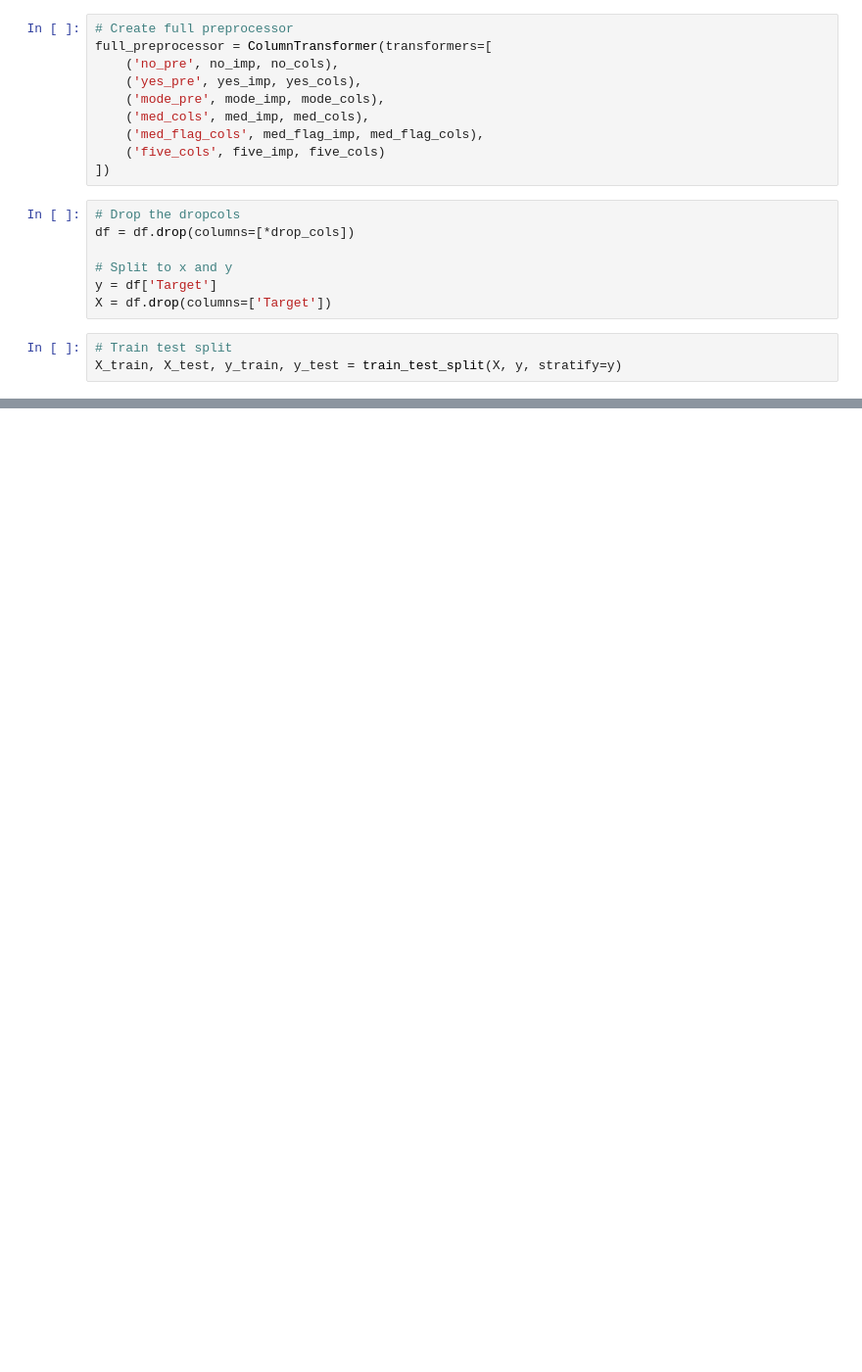
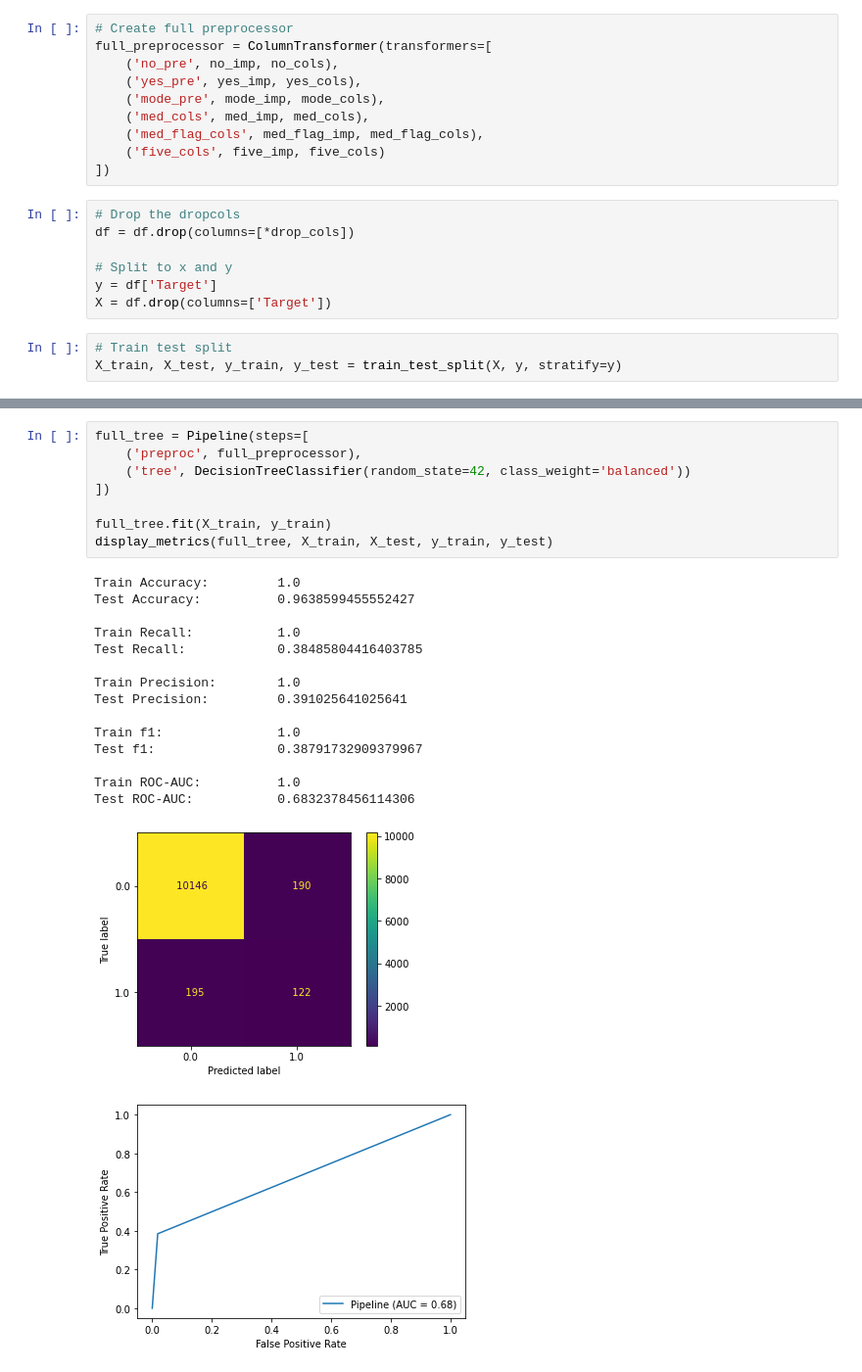
Before and after one commit to pjlannoo/ASD-Factors-ML, a Jupyter notebook: ASDClassification.ipynb, the cells around one changed output, grey strips where cells are left out. Shown at 98% size. Drawn from its saved outputs; the diff is of its cells as text; blank space fills up the shorter version.

```diff
--- a/ASDClassification.ipynb
+++ b/ASDClassification.ipynb
@@ -277,0 +373,25 @@ X_train_u, y_train_u = under_sampler.fit_resample(X_train, y_train)
+# %%
+full_tree = Pipeline(steps=[
+    ('preproc', full_preprocessor),
+    ('tree', DecisionTreeClassifier(random_state=42, class_weight='balanced'))
+])
+
+full_tree.fit(X_train, y_train)
+display_metrics(full_tree, X_train, X_test, y_train, y_test)
+# %% [output]
+Train Accuracy:         1.0
+Test Accuracy:          0.9638599455552427
+
+Train Recall:           1.0
+Test Recall:            0.38485804416403785
+
+Train Precision:        1.0
+Test Precision:         0.391025641025641
+
+Train f1:               1.0
+Test f1:                0.38791732909379967
+
+Train ROC-AUC:          1.0
+Test ROC-AUC:           0.6832378456114306
+[figure, added]
+[figure, added]
```
Also changed, not shown: parts of 29 cells of this notebook.
